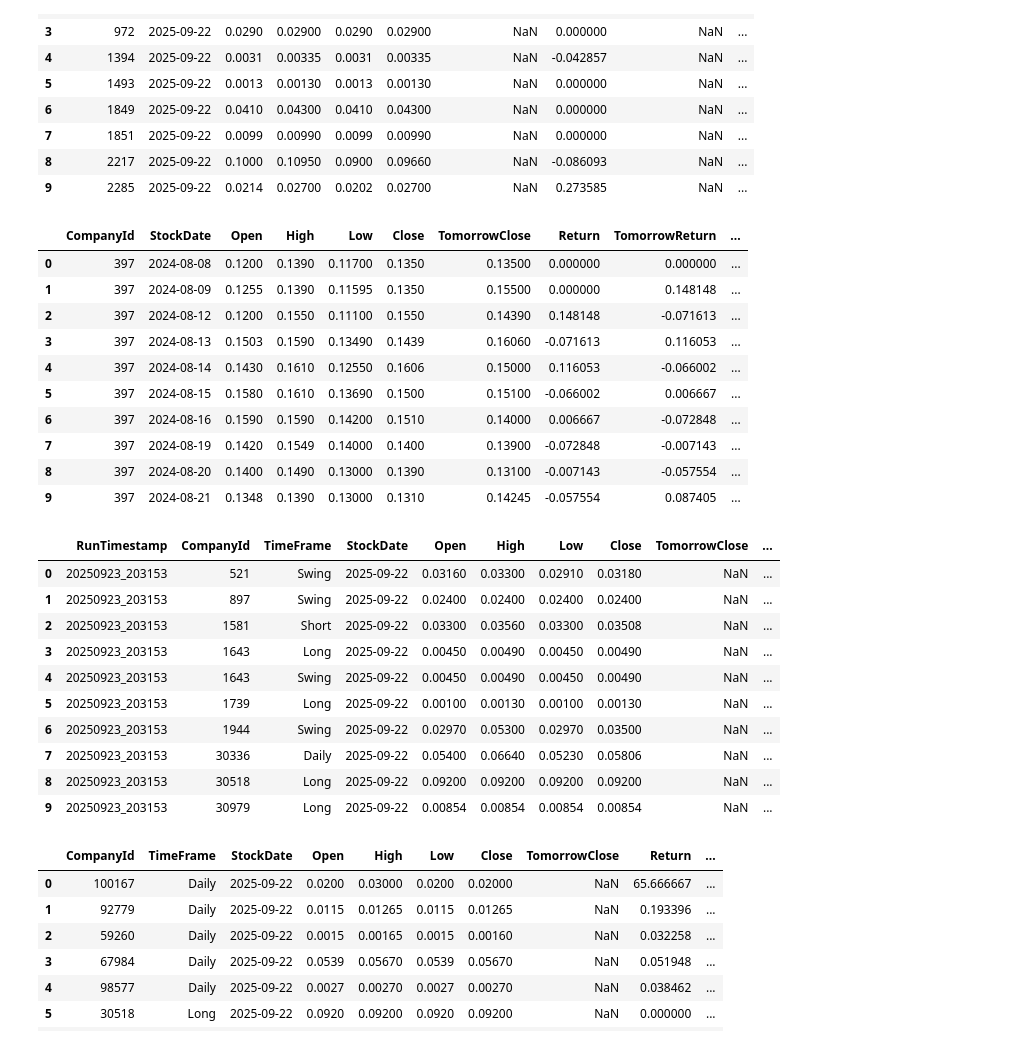
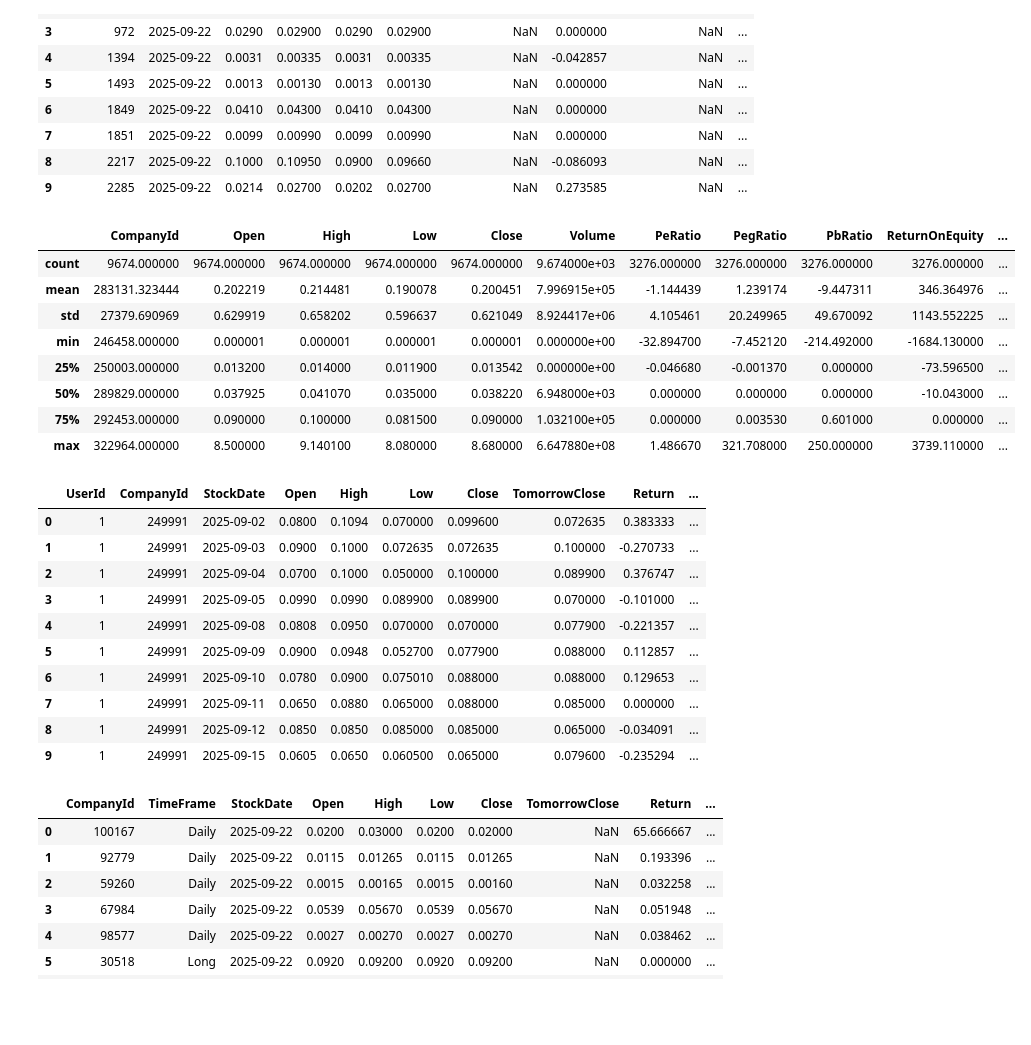
Before and after one commit to NoNd2Rd/BSF_Spark, a Jupyter notebook: bsf_utlities.ipynb, the cells around one changed output. Drawn from its saved outputs; the diff is of its cells as text; code cells hidden in the pictures; blank space fills up the shorter version.

Commit message:
write out signal driver

```diff
--- a/bsf_utlities.ipynb
+++ b/bsf_utlities.ipynb
@@ -100,0 +1,15 @@ for database in databases:
+# %%
+from bsf_env import init_spark, init_mariadb_engine,set_spark_verbosity
+from bsf_dbutilities import DBUtils
+from pyspark.sql import functions as F
+import pandas as pd
+
+try:
+    spark.stop()
+except NameError:
+    # SparkSession doesn't exist
+    pass
+
+spark = init_spark("bsf_utilities", log_level="WARN", show_progress=False, enable_ui=True,process_option='manual')
+engine = init_mariadb_engine()
+ingest_ts = spark.sql("SELECT current_timestamp()").collect()[0][0]
@@ -151,37 +322,34 @@ pdf
 | 8 | 2217 | 2025-09-22 | 0.1000 | 0.10950 | 0.0900 | 0.09660 | NaN | -0.086093 | NaN | ... |
 | 9 | 2285 | 2025-09-22 | 0.0214 | 0.02700 | 0.0202 | 0.02700 | NaN | 0.273585 | NaN | ... |
 # %%
-sdf = spark.table("bsf.history_signals")
-pdf = sdf.limit(10).toPandas()
-pdf
+sdf = spark.table("bsf.signaldriver")
+sdf.toPandas().describe()
 # %% [output]
-|  | CompanyId | StockDate | Open | High | Low | Close | TomorrowClose | Return | TomorrowReturn | ... |
-| 0 | 397 | 2024-08-08 | 0.1200 | 0.1390 | 0.11700 | 0.1350 | 0.13500 | 0.000000 | 0.000000 | ... |
-| 1 | 397 | 2024-08-09 | 0.1255 | 0.1390 | 0.11595 | 0.1350 | 0.15500 | 0.000000 | 0.148148 | ... |
-| 2 | 397 | 2024-08-12 | 0.1200 | 0.1550 | 0.11100 | 0.1550 | 0.14390 | 0.148148 | -0.071613 | ... |
-| 3 | 397 | 2024-08-13 | 0.1503 | 0.1590 | 0.13490 | 0.1439 | 0.16060 | -0.071613 | 0.116053 | ... |
-| 4 | 397 | 2024-08-14 | 0.1430 | 0.1610 | 0.12550 | 0.1606 | 0.15000 | 0.116053 | -0.066002 | ... |
-| 5 | 397 | 2024-08-15 | 0.1580 | 0.1610 | 0.13690 | 0.1500 | 0.15100 | -0.066002 | 0.006667 | ... |
-| 6 | 397 | 2024-08-16 | 0.1590 | 0.1590 | 0.14200 | 0.1510 | 0.14000 | 0.006667 | -0.072848 | ... |
-| 7 | 397 | 2024-08-19 | 0.1420 | 0.1549 | 0.14000 | 0.1400 | 0.13900 | -0.072848 | -0.007143 | ... |
-| 8 | 397 | 2024-08-20 | 0.1400 | 0.1490 | 0.13000 | 0.1390 | 0.13100 | -0.007143 | -0.057554 | ... |
-| 9 | 397 | 2024-08-21 | 0.1348 | 0.1390 | 0.13000 | 0.1310 | 0.14245 | -0.057554 | 0.087405 | ... |
+|  | CompanyId | Open | High | Low | Close | Volume | PeRatio | PegRatio | PbRatio | ReturnOnEquity | ... |
+| count | 9674.000000 | 9674.000000 | 9674.000000 | 9674.000000 | 9674.000000 | 9.674000e+03 | 3276.000000 | 3276.000000 | 3276.000000 | 3276.000000 | ... |
+| mean | 283131.323444 | 0.202219 | 0.214481 | 0.190078 | 0.200451 | 7.996915e+05 | -1.144439 | 1.239174 | -9.447311 | 346.364976 | ... |
+| std | 27379.690969 | 0.629919 | 0.658202 | 0.596637 | 0.621049 | 8.924417e+06 | 4.105461 | 20.249965 | 49.670092 | 1143.552225 | ... |
+| min | 246458.000000 | 0.000001 | 0.000001 | 0.000001 | 0.000001 | 0.000000e+00 | -32.894700 | -7.452120 | -214.492000 | -1684.130000 | ... |
+| 25% | 250003.000000 | 0.013200 | 0.014000 | 0.011900 | 0.013542 | 0.000000e+00 | -0.046680 | -0.001370 | 0.000000 | -73.596500 | ... |
+| 50% | 289829.000000 | 0.037925 | 0.041070 | 0.035000 | 0.038220 | 6.948000e+03 | 0.000000 | 0.000000 | 0.000000 | -10.043000 | ... |
+| 75% | 292453.000000 | 0.090000 | 0.100000 | 0.081500 | 0.090000 | 1.032100e+05 | 0.000000 | 0.003530 | 0.601000 | 0.000000 | ... |
+| max | 322964.000000 | 8.500000 | 9.140100 | 8.080000 | 8.680000 | 6.647880e+08 | 1.486670 | 321.708000 | 250.000000 | 3739.110000 | ... |
 # %%
-sdf = spark.table("bsf.final_candidates_enriched")
+sdf = spark.table("bsf.history_signals")
 pdf = sdf.limit(10).toPandas()
 pdf
 # %% [output]
-|  | RunTimestamp | CompanyId | TimeFrame | StockDate | Open | High | Low | Close | TomorrowClose | ... |
-| 0 | 20250923_203153 | 521 | Swing | 2025-09-22 | 0.03160 | 0.03300 | 0.02910 | 0.03180 | NaN | ... |
-| 1 | 20250923_203153 | 897 | Swing | 2025-09-22 | 0.02400 | 0.02400 | 0.02400 | 0.02400 | NaN | ... |
-| 2 | 20250923_203153 | 1581 | Short | 2025-09-22 | 0.03300 | 0.03560 | 0.03300 | 0.03508 | NaN | ... |
-| 3 | 20250923_203153 | 1643 | Long | 2025-09-22 | 0.00450 | 0.00490 | 0.00450 | 0.00490 | NaN | ... |
-| 4 | 20250923_203153 | 1643 | Swing | 2025-09-22 | 0.00450 | 0.00490 | 0.00450 | 0.00490 | NaN | ... |
-| 5 | 20250923_203153 | 1739 | Long | 2025-09-22 | 0.00100 | 0.00130 | 0.00100 | 0.00130 | NaN | ... |
-| 6 | 20250923_203153 | 1944 | Swing | 2025-09-22 | 0.02970 | 0.05300 | 0.02970 | 0.03500 | NaN | ... |
-| 7 | 20250923_203153 | 30336 | Daily | 2025-09-22 | 0.05400 | 0.06640 | 0.05230 | 0.05806 | NaN | ... |
-| 8 | 20250923_203153 | 30518 | Long | 2025-09-22 | 0.09200 | 0.09200 | 0.09200 | 0.09200 | NaN | ... |
-| 9 | 20250923_203153 | 30979 | Long | 2025-09-22 | 0.00854 | 0.00854 | 0.00854 | 0.00854 | NaN | ... |
+|  | UserId | CompanyId | StockDate | Open | High | Low | Close | TomorrowClose | Return | ... |
+| 0 | 1 | 249991 | 2025-09-02 | 0.0800 | 0.1094 | 0.070000 | 0.099600 | 0.072635 | 0.383333 | ... |
+| 1 | 1 | 249991 | 2025-09-03 | 0.0900 | 0.1000 | 0.072635 | 0.072635 | 0.100000 | -0.270733 | ... |
+| 2 | 1 | 249991 | 2025-09-04 | 0.0700 | 0.1000 | 0.050000 | 0.100000 | 0.089900 | 0.376747 | ... |
+| 3 | 1 | 249991 | 2025-09-05 | 0.0990 | 0.0990 | 0.089900 | 0.089900 | 0.070000 | -0.101000 | ... |
+| 4 | 1 | 249991 | 2025-09-08 | 0.0808 | 0.0950 | 0.070000 | 0.070000 | 0.077900 | -0.221357 | ... |
+| 5 | 1 | 249991 | 2025-09-09 | 0.0900 | 0.0948 | 0.052700 | 0.077900 | 0.088000 | 0.112857 | ... |
+| 6 | 1 | 249991 | 2025-09-10 | 0.0780 | 0.0900 | 0.075010 | 0.088000 | 0.088000 | 0.129653 | ... |
+| 7 | 1 | 249991 | 2025-09-11 | 0.0650 | 0.0880 | 0.065000 | 0.088000 | 0.085000 | 0.000000 | ... |
+| 8 | 1 | 249991 | 2025-09-12 | 0.0850 | 0.0850 | 0.085000 | 0.085000 | 0.065000 | -0.034091 | ... |
+| 9 | 1 | 249991 | 2025-09-15 | 0.0605 | 0.0650 | 0.060500 | 0.065000 | 0.079600 | -0.235294 | ... |
 # %%
 sdf = spark.table("bsf.final_candidates")
 pdf = sdf.limit(10).toPandas()
```
Also changed, not shown: parts of 13 cells of this notebook, 9 other files.
